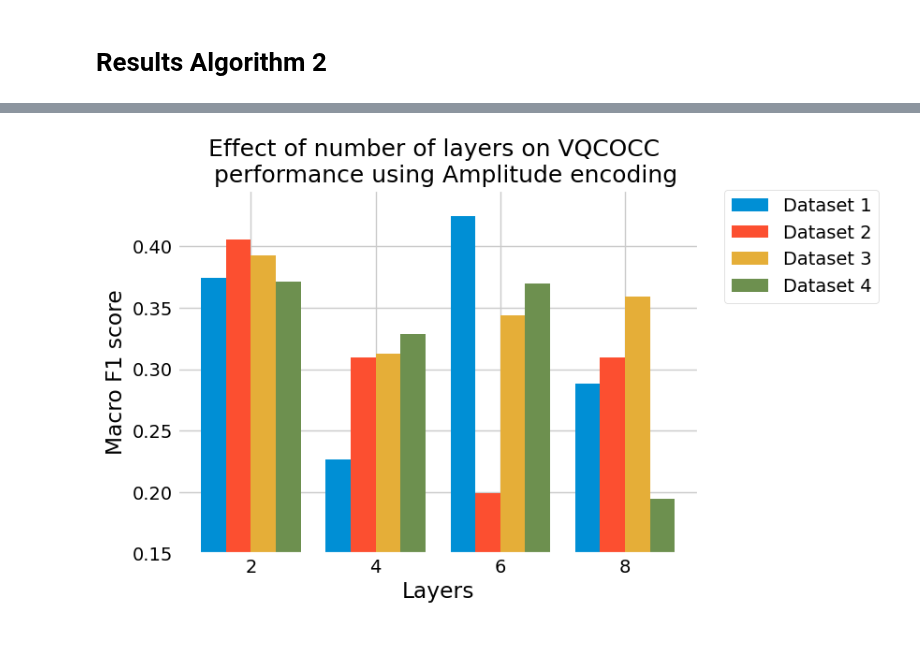
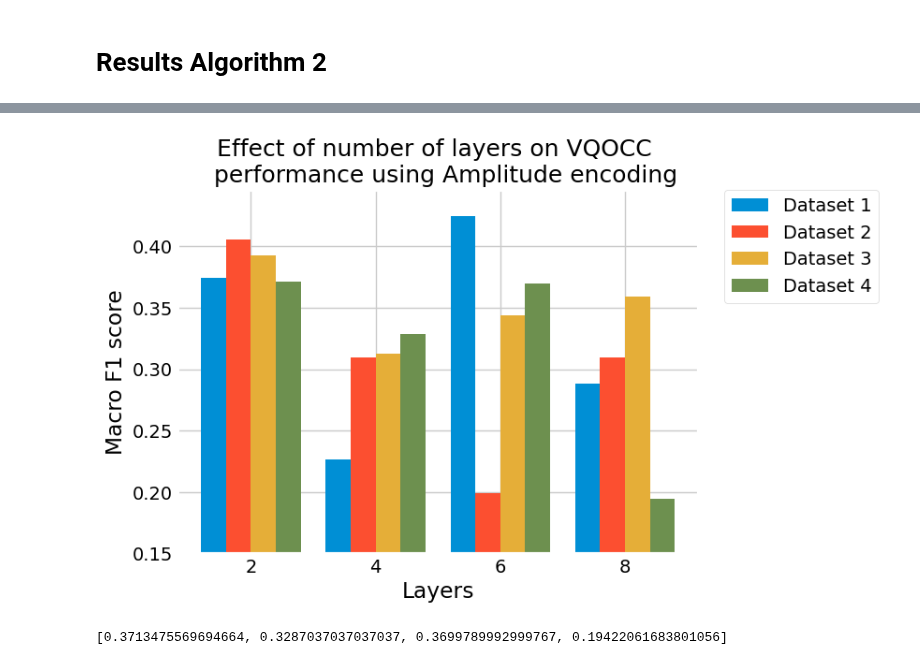
Before and after one commit to welremco/Group3QuantumOneClassSVMs, a Jupyter notebook: results/results.ipynb, the cells around one changed output, grey strips where cells are left out. Drawn from its saved outputs; the diff is of its cells as text; code cells hidden in the pictures.

```diff
--- a/results/results.ipynb
+++ b/results/results.ipynb
@@ -414,27 +417,30 @@ plt.show()
 # %%
 amplitude_results = [0.37443068514734484, 0.2268181818181818, 0.42471645459433166, 0.28823474788745473, 0.40561702127659577, 0.3098640641338446, 0.19911012235817577, 0.3098640641338446, 0.39245756419775213, 0.3126838060905037, 0.34375, 0.35919790758500436, 0.3713475569694664, 0.3287037037037037, 0.3699789992999767, 0.19422061683801056]
 
 ds1_f1 = amplitude_results[:4]
 ds2_f1 = amplitude_results[4:8]
 ds3_f1 = amplitude_results[8:12]
 ds4_f1 = amplitude_results[12:]
 
 bar_width = 0.2
 
 coeffs = [-1.5, -0.5, 0.5, 1.5]
 
 def grouped_bars(ds):
     return [rep + bar_width*coeffs[ds] for rep in [1,2,3,4]]
 
 for ds, f1 in enumerate([ds1_f1, ds2_f1, ds3_f1, ds4_f1]):
     plt.bar(grouped_bars(ds), f1, width=bar_width, label=f'Dataset {ds+1}')
 
 plt.xticks([1,2,3,4], labels=[2,4,6,8])
 plt.xlabel('Layers')
 plt.ylabel('Macro F1 score')
 plt.legend(bbox_to_anchor=(1.05, 1), loc="upper left", borderaxespad=0.0)
 plt.ylim(0.15)
-plt.title('Effect of number of layers on VQCOCC \n  performance using Amplitude encoding', fontsize=18)
+plt.title('Effect of number of layers on VQOCC \n  performance using Amplitude encoding', fontsize=18)
 plt.show()
+
+print(ds4_f1)
 # %% [output]
-[figure, old version]
+[figure, new version]
+[0.3713475569694664, 0.3287037037037037, 0.3699789992999767, 0.19422061683801056]
```
Also changed, not shown: parts of 3 cells of this notebook.
